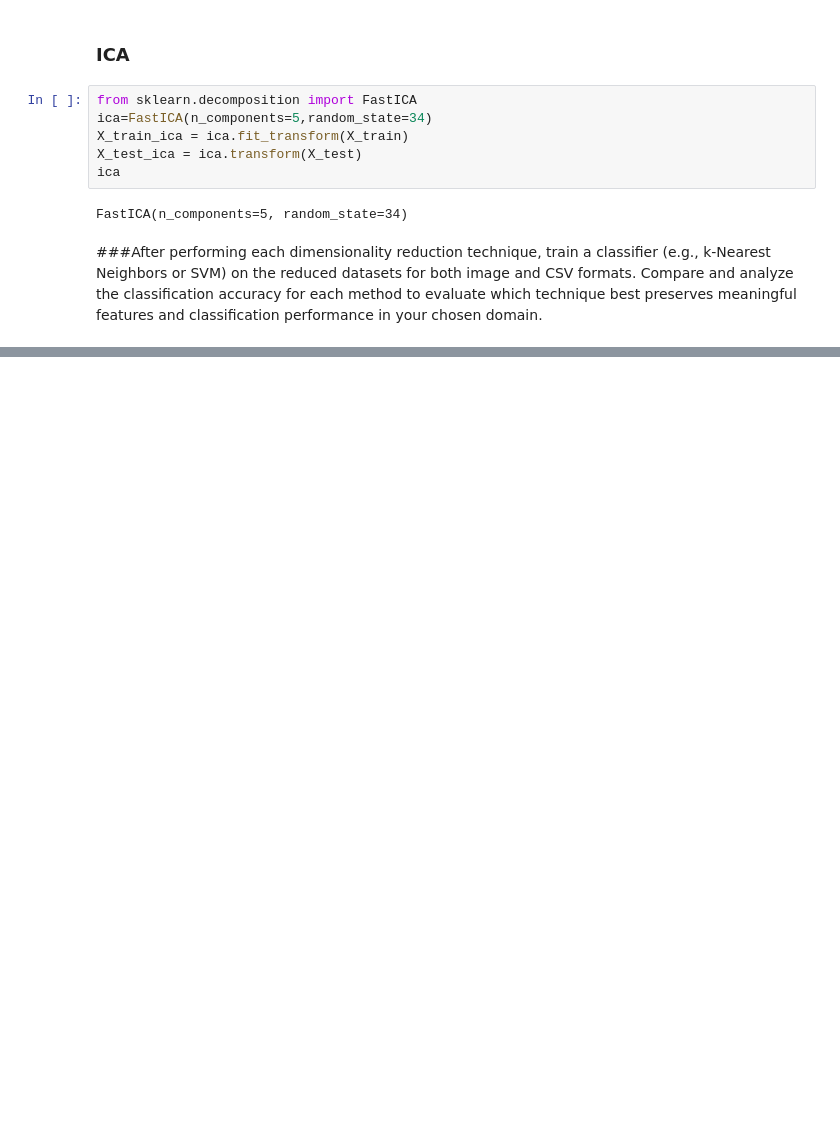
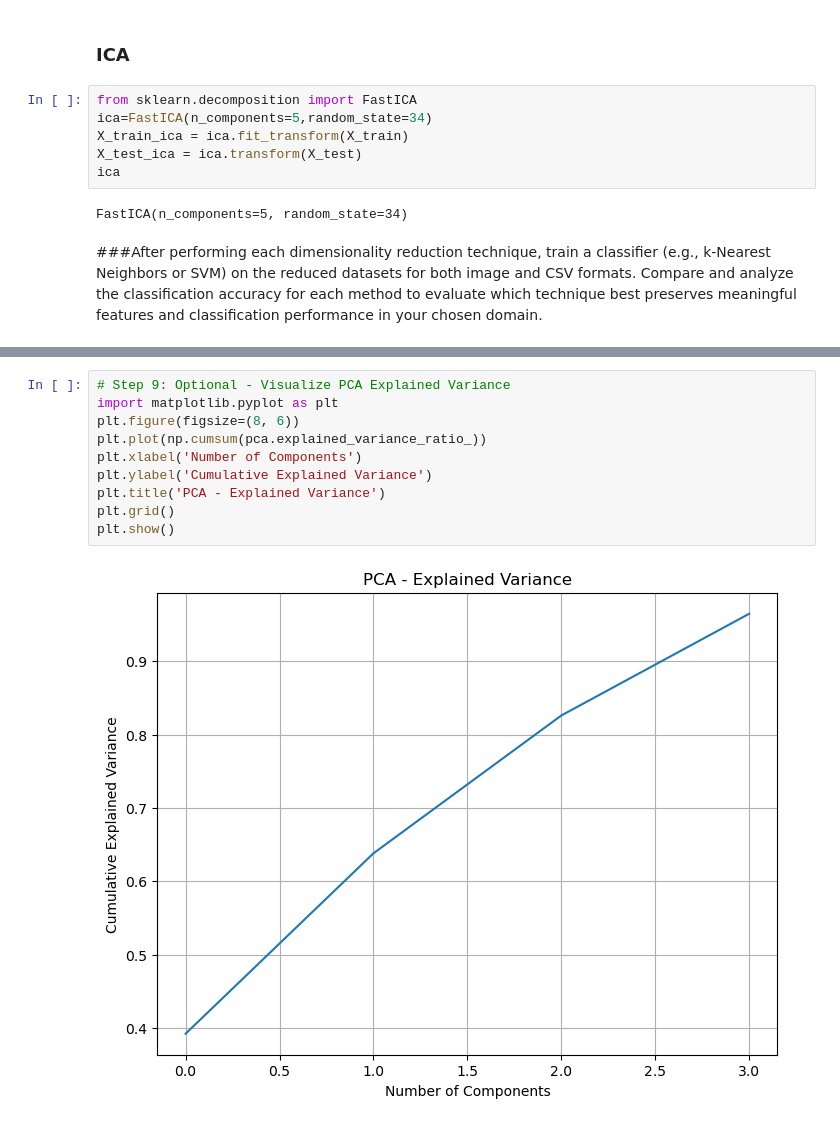
Before and after one commit to srinijalanda93/Adavance_ML, a Jupyter notebook: Lab-4/2448526_4.ipynb, the cells around one changed output, grey strips where cells are left out. Saved outputs shown, nothing was run; the diff lists cells and outputs as text; blank space fills up the shorter version.

```diff
--- a/Lab-4/2448526_4.ipynb
+++ b/Lab-4/2448526_4.ipynb
@@ -378,0 +420,12 @@ from sklearn.svm import SVC #support vector Machine
+# %%
+# Step 9: Optional - Visualize PCA Explained Variance
+import matplotlib.pyplot as plt
+plt.figure(figsize=(8, 6))
+plt.plot(np.cumsum(pca.explained_variance_ratio_))
+plt.xlabel('Number of Components')
+plt.ylabel('Cumulative Explained Variance')
+plt.title('PCA - Explained Variance')
+plt.grid()
+plt.show()
+# %% [output]
+[figure, added]
```
Also changed, not shown: parts of 5 cells of this notebook.
